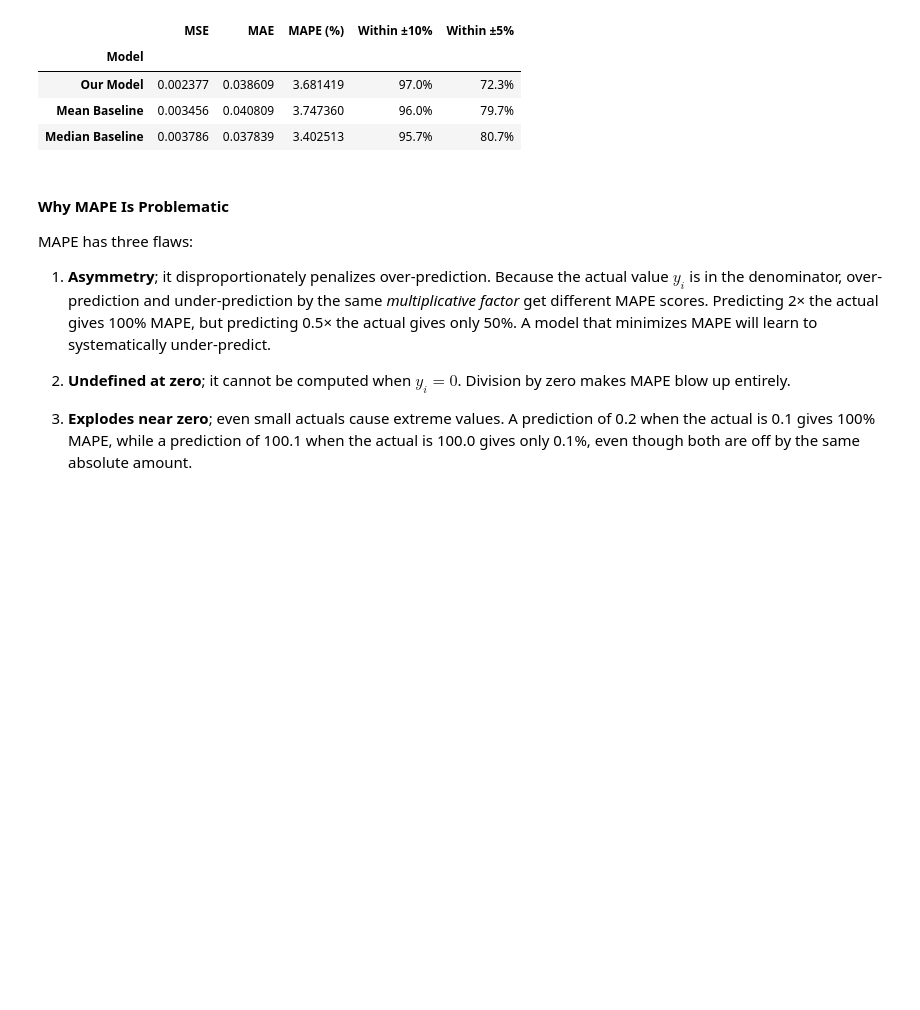
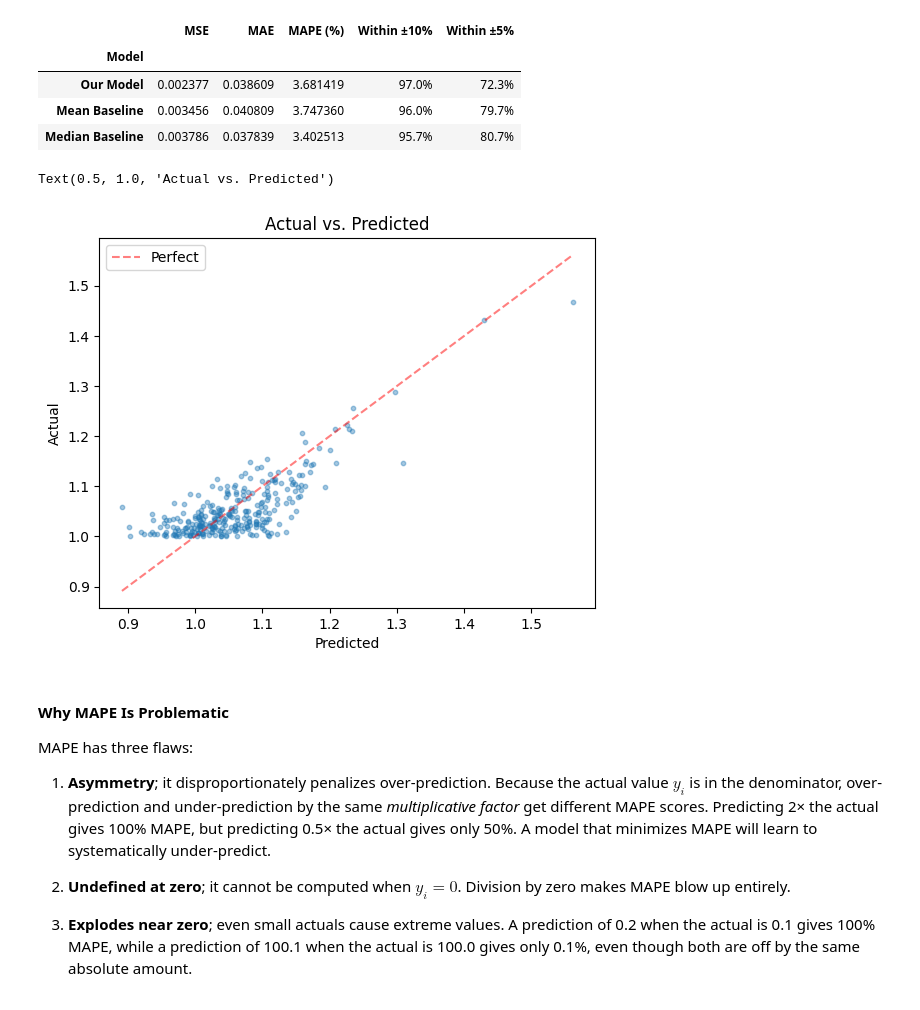
Before and after one commit to ai-builders/curriculum, a Jupyter notebook: notebooks/03a_metrics_and_baselines_2026.ipynb, the cells around one changed output. Cells and saved outputs as stored; diff of their text form; code cells hidden in the pictures; blank space fills up the shorter version.

Commit message:
feat(notebooks): Add visualization for actual vs predicted values in Lesson 3a

```diff
--- a/notebooks/03a_metrics_and_baselines_2026.ipynb
+++ b/notebooks/03a_metrics_and_baselines_2026.ipynb
@@ -813,6 +813,19 @@ pd.DataFrame(results).set_index("Model")
 | Our Model | 0.002377 | 0.038609 | 3.681419 | 97.0% | 72.3% |
 | Mean Baseline | 0.003456 | 0.040809 | 3.747360 | 96.0% | 79.7% |
 | Median Baseline | 0.003786 | 0.037839 | 3.402513 | 95.7% | 80.7% |
+# %%
+fig, axes = plt.subplots(1, 1)
+axes.scatter(df_reg.pred, df_reg.actual, alpha=0.4, s=10)
+min_val = min(df_reg.actual.min(), df_reg.pred.min())
+max_val = max(df_reg.actual.max(), df_reg.pred.max())
+axes.plot([min_val, max_val], [min_val, max_val], "r--", alpha=0.5, label="Perfect")
+axes.set_xlabel("Predicted")
+axes.set_ylabel("Actual")
+axes.legend()
+axes.set_title("Actual vs. Predicted")
+# %% [output]
+Text(0.5, 1.0, 'Actual vs. Predicted')
+[figure, added]
 # %% [markdown]
 #### Why MAPE Is Problematic
 
```
